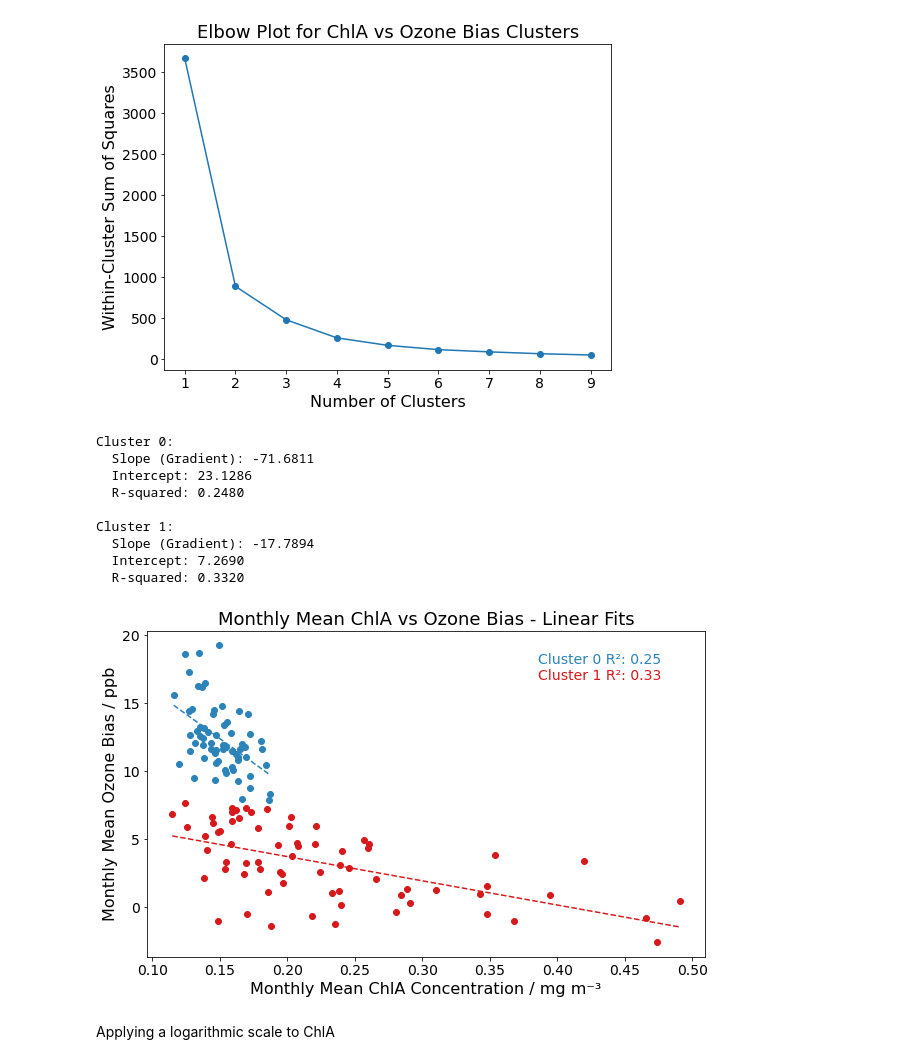
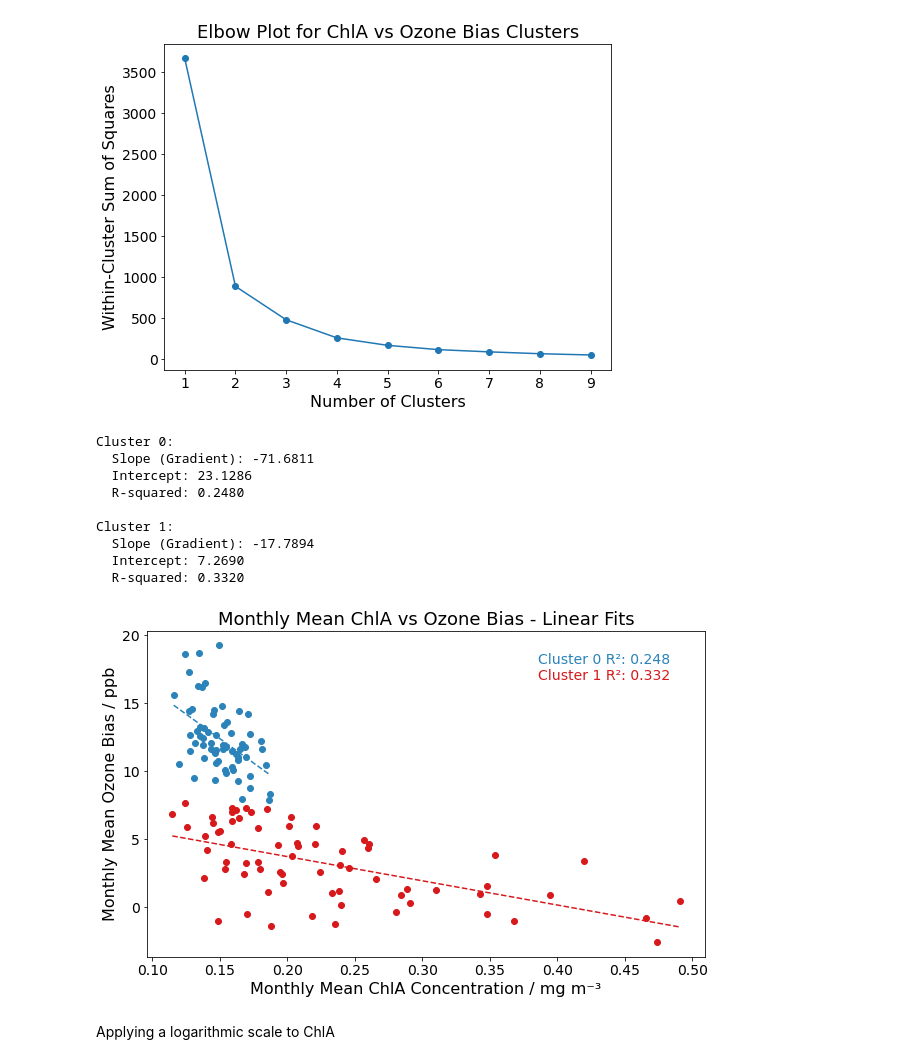
Before and after one commit to jamesperman/partiii_project, a Jupyter notebook: chlorophyll_plots.ipynb, the cells around one changed output. Drawn from its saved outputs; the diff is of its cells as text; code cells hidden in the pictures.

```diff
--- a/chlorophyll_plots.ipynb
+++ b/chlorophyll_plots.ipynb
@@ -737,35 +737,35 @@ for idx, cluster in enumerate(box_combined_df['cluster'].unique()):
     # Calculate R-squared value
     y_predicted = intercept + slope * cluster_data['monthly_mean_chl_a']
     r_squared = r2_score(cluster_data['Monthly_Mean_Ozone_Difference'], y_predicted)
 
     # Print the statistics
     print(f"Cluster {cluster}:")
     print(f"  Slope (Gradient): {slope:.4f}")
     print(f"  Intercept: {intercept:.4f}")
     print(f"  R-squared: {r_squared:.4f}\n")
 
     # Annotate the R-squared value on the plot
-    plt.annotate(f'Cluster {cluster} R²: {r_squared:.2f}',
+    plt.annotate(f'Cluster {cluster} R²: {r_squared:.3f}',
                  xy=(0.7, 0.90 - idx * 0.05), xycoords='axes fraction',
                  color=colors[idx], fontsize=14)
 
 ax.tick_params(axis='both', which='major', labelsize=14)
 ax.set_xlabel('Monthly Mean ChlA Concentration / mg m⁻³', fontsize=16)
 ax.set_ylabel('Monthly Mean Ozone Bias / ppb', fontsize=16)
 plt.title('Monthly Mean ChlA vs Ozone Bias - Linear Fits', fontsize=18)
 plt.savefig('/home/ajp255/nethome/Data/ChlAPlots/linear_split.png', dpi=600)
 plt.show()
 # %% [output]
 Cluster 0:
   Slope (Gradient): -71.6811
   Intercept: 23.1286
   R-squared: 0.2480
 
 Cluster 1:
   Slope (Gradient): -17.7894
   Intercept: 7.2690
   R-squared: 0.3320
-[figure, old version]
+[figure, new version]
 # %% [markdown]
 Applying a logarithmic scale to ChlA
 # %%
```
Also changed, not shown: parts of 1 cell of this notebook, 1 other file.
